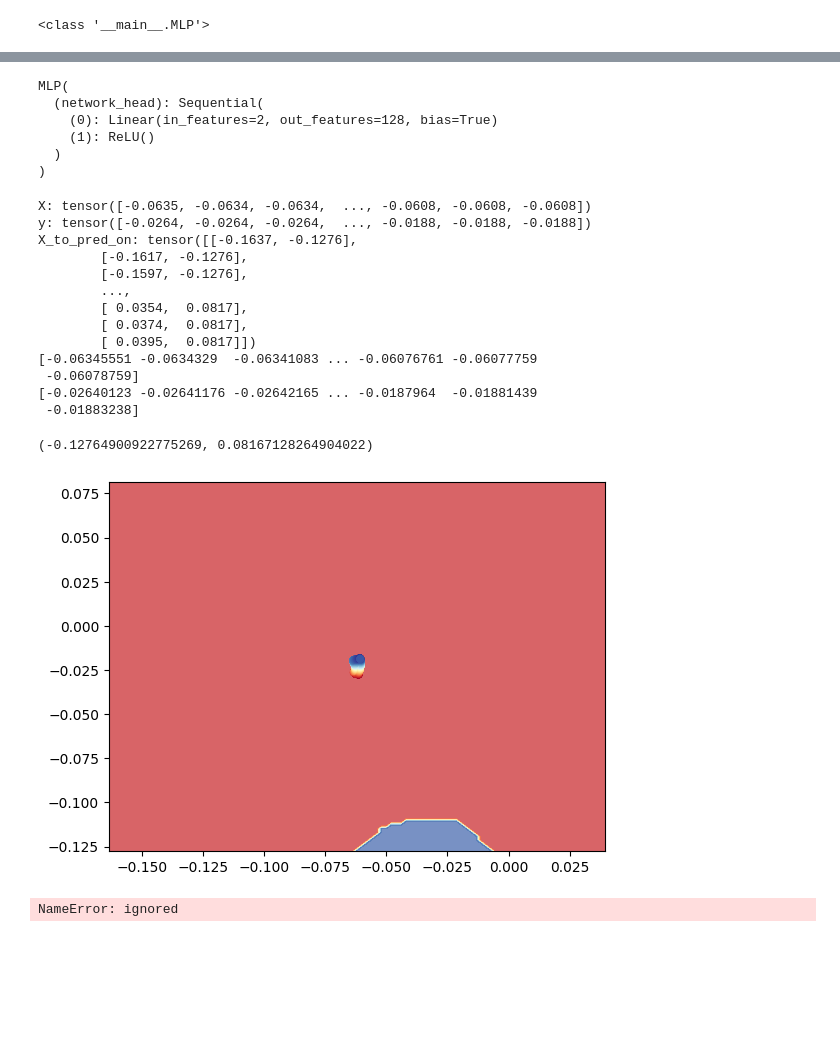
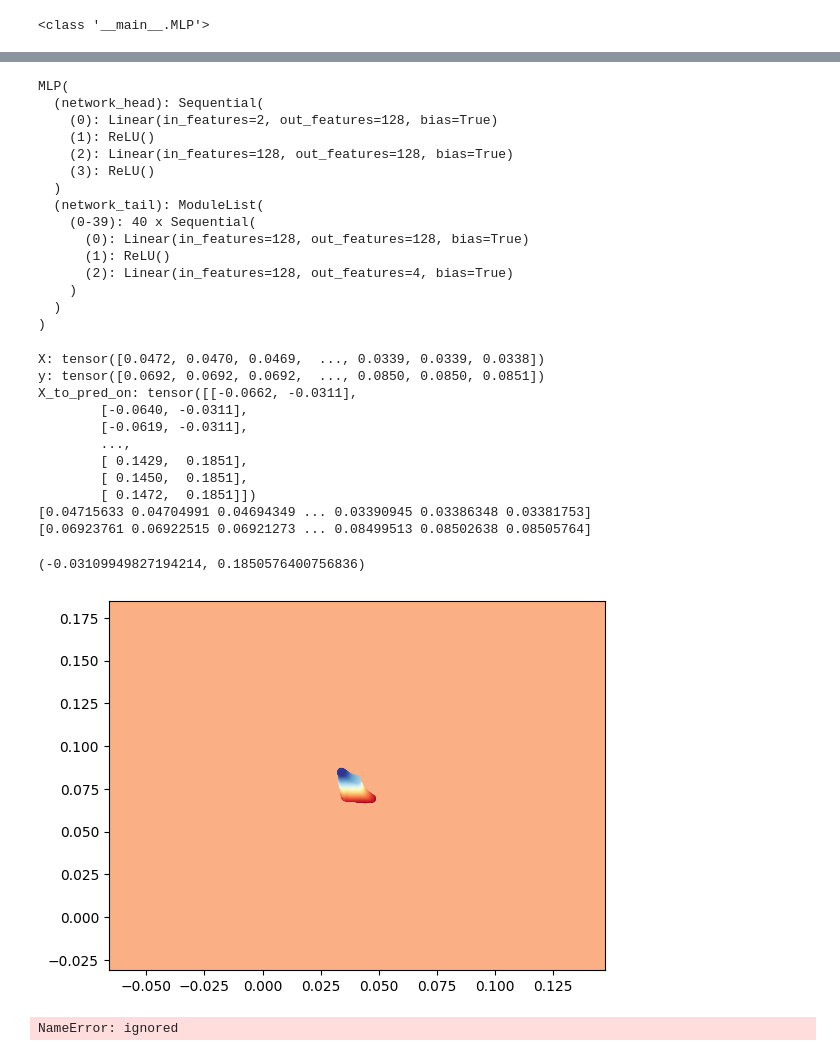
Before and after one commit to arturovallemacias/diffusion_models, a Jupyter notebook: reverse_me.ipynb, the cells around one changed output, grey strips where cells are left out. Saved outputs shown, nothing was run; the diff lists cells and outputs as text; code cells hidden in the pictures; blank space fills up the shorter version.

```diff
--- a/reverse_me.ipynb
+++ b/reverse_me.ipynb
@@ -72,11 +72,10 @@ class MLP(nn.Module):
         h = self.network_head(x) # [batch_size, hidden_dim]
         tmp = self.network_tail[t](h) # [batch_size, data_dim * 2]
         mu, h = torch.chunk(tmp, 2, dim=1)
-        #var = torch.exp(h)
-        #std = torch.sqrt(var)
+        var = torch.exp(h)
+        std = torch.sqrt(var)
 
-        #return mu, std
-        return mu, h
+        return mu, std
 # %%
 print(MLP)
 # %% [output]
@@ -128,11 +127,12 @@ class DiffusionModel():
 
         t = t - 1 # Because we start indexing at 0
 
-        mu, h = self.model(xt, t)
-        #epsilon = torch.randn_like(xt)
+        mu, std = self.model(xt, t)
+        epsilon = torch.randn_like(xt)
 
         #return mu, std, mu + epsilon * std # data ~ N(mu, std)
-        return mu, h
+        return mu, std, mu + epsilon * std # data ~ N(mu, std)
+
 
 
     def sample(self, batch_size, device):
@@ -161,14 +161,14 @@ class DiffusionModel():
         print(t)
         mu_q, sigma_q, xt = self.forward_process(x0, t)
 
-        mu, h = self.reverse_process(xt.float(), t)
+        mu_p, sigma_p, xt_minus1 = self.reverse_process(xt.float(), t)
 
-        #KL = torch.log(sigma_p) - torch.log(sigma_q) + (
-            #sigma_q**2 + (mu_q - mu_p)**2) / (2 * sigma_p**2)
-        #K = - KL.mean() # Should be maximized
-        #loss = - K # Should be minimized
+        KL = torch.log(sigma_p) - torch.log(sigma_q) + (
+            sigma_q**2 + (mu_q - mu_p)**2) / (2 * sigma_p**2)
+        K = - KL.mean() # Should be maximized
+        loss = - K # Should be minimized
 
-        return mu, h
+        return loss
 # %%
 def train(diffusion_model, optimizer, batch_size, nb_epochs, device):
 
@@ -232,13 +232,22 @@ MLP(
   (network_head): Sequential(
     (0): Linear(in_features=2, out_features=128, bias=True)
     (1): ReLU()
+    (2): Linear(in_features=128, out_features=128, bias=True)
+    (3): ReLU()
+  )
+  (network_tail): ModuleList(
+    (0-39): 40 x Sequential(
+      (0): Linear(in_features=128, out_features=128, bias=True)
+      (1): ReLU()
+      (2): Linear(in_features=128, out_features=4, bias=True)
+    )
   )
 )
 # %%
 
 
 mlp_model.to("cpu")
-X, y = mu[:,0].to("cpu"), mu[:,1].to("cpu")
+X, y = h[:,0].to("cpu"), h[:,1].to("cpu")
 
 print(f"X: {X}")
 print(f"y: {y}")
@@ -263,48 +272,46 @@ with torch.inference_mode():
 
 if len(torch.unique(y)) > 2:
     #y_pred = torch.softmax(y_logits, dim=1).argmax(dim=1)  # mutli-class
-    y_pred = torch.softmax(mu, dim=1).argmax(dim=1)
+    y_pred = torch.softmax(h, dim=1).argmax(dim=1)
 else:
     #y_pred = torch.round(torch.sigmoid(y_logits))  # binary
     y_pred = torch.round(torch.sigmoid(mu))
 
 y_pred = y_pred.reshape(xx.shape).detach().numpy()
 
 Xn = X.detach().numpy()
 yn = y.detach().numpy()
 
 print(Xn)
 print(yn)
 
 plt.contourf(xx, yy, y_pred, cmap=plt.cm.RdYlBu, alpha=0.7)
 plt.scatter(Xn, yn, c=yn, s=20, cmap=plt.cm.RdYlBu)
 plt.xlim(xx.min(), xx.max())
 plt.ylim(yy.min(), yy.max())
 
 
 #plt.figure(figsize=(12, 6))
 #plt.subplot(1, 2, 1)
 #plt.title("mlp")
 #plot_decision_boundary(mlp_model, h[:,0], h[:,1])
 #plt.subplot(1, 2, 2)
 #plt.title("mlp")
 #plot_decision_boundary(mlp_model, h[:,0], h[:,1])
 # %% [output]
-X: tensor([-0.0635, -0.0634, -0.0634,  ..., -0.0608, -0.0608, -0.0608])
-y: tensor([-0.0264, -0.0264, -0.0264,  ..., -0.0188, -0.0188, -0.0188])
-X_to_pred_on: tensor([[-0.1637, -0.1276],
-        [-0.1617, -0.1276],
-        [-0.1597, -0.1276],
+X: tensor([0.0472, 0.0470, 0.0469,  ..., 0.0339, 0.0339, 0.0338])
+y: tensor([0.0692, 0.0692, 0.0692,  ..., 0.0850, 0.0850, 0.0851])
+X_to_pred_on: tensor([[-0.0662, -0.0311],
+        [-0.0640, -0.0311],
+        [-0.0619, -0.0311],
         ...,
-        [ 0.0354,  0.0817],
-        [ 0.0374,  0.0817],
-        [ 0.0395,  0.0817]])
-[-0.06345551 -0.0634329  -0.06341083 ... -0.06076761 -0.06077759
- -0.06078759]
-[-0.02640123 -0.02641176 -0.02642165 ... -0.0187964  -0.01881439
- -0.01883238]
+        [ 0.1429,  0.1851],
+        [ 0.1450,  0.1851],
+        [ 0.1472,  0.1851]])
+[0.04715633 0.04704991 0.04694349 ... 0.03390945 0.03386348 0.03381753]
+[0.06923761 0.06922515 0.06921273 ... 0.08499513 0.08502638 0.08505764]
-(-0.12764900922775269, 0.08167128264904022)
+(-0.03109949827194214, 0.1850576400756836)
-[figure, old version]
+[figure, new version]
 # %%
 import seaborn as sns
 # Configuración de estilo de Seaborn (opcional)
```
Also changed, not shown: parts of 2 cells of this notebook.
